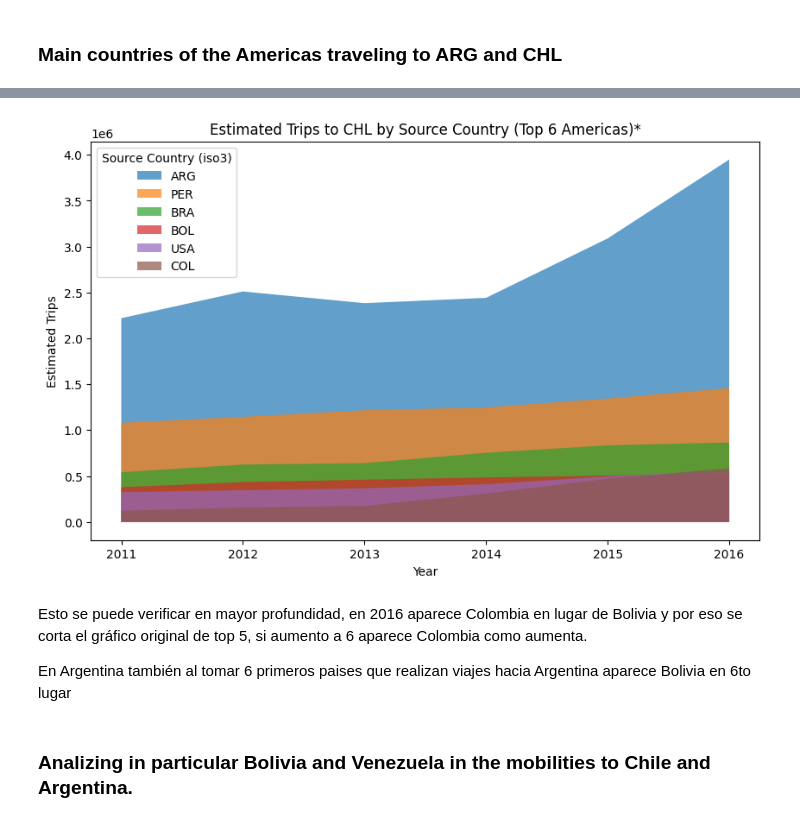
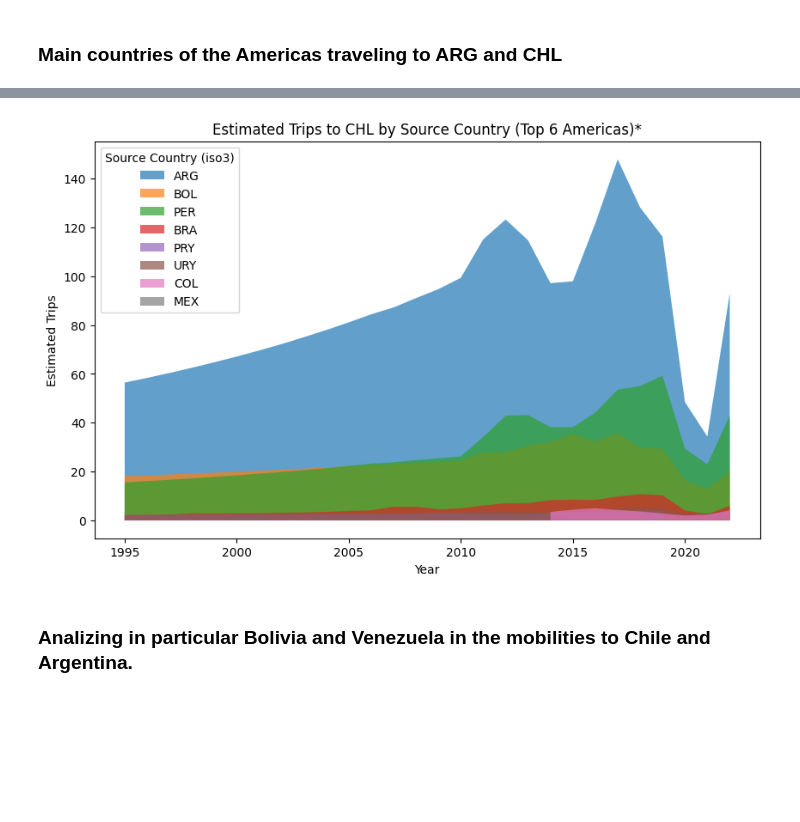
Before and after one commit to natdebandi/migmobs_exploratory, a Jupyter notebook: Mobility_v3_2025.ipynb, the cells around one changed output, grey strips where cells are left out. Drawn from its saved outputs; the diff is of its cells as text; code cells hidden in the pictures; blank space fills up the shorter version.

```diff
--- a/Mobility_v3_2025.ipynb
+++ b/Mobility_v3_2025.ipynb
@@ -28,7 +21,7 @@ from google.colab import drive
 drive.mount('/content/drive', force_remount=True)
 
 # Replace 'your_file_path' with the actual path to your CSV file in Google Drive
-file_path = '/content/drive/MyDrive/3. Proyectos/MIGMOBS_nat/3_data_repository/GT_Mobility_v1.0.csv'
+file_path = '/content/drive/MyDrive/3. Proyectos/MIGMOBS_nat/3_data_repository/GTMD2_Data_MIGMOBS_share.csv'
 
 mobility_df = pd.read_csv(file_path)
 # %% [output]
@@ -54,4 +47,4 @@ mobility_df
 countries_target = ['CHL', 'ARG']
 
 #target_iso3 country of destiny
-country_df = mobility_df[mobility_df['target_iso3'].isin(countries_target)]
+country_df = mobility_df[mobility_df['iso3code_j'].isin(countries_target)]
@@ -209,4 +295,8 @@ top5_americas_ar.head()
 # %%
-americas_df_ch = country_df[(country_df['source_region'] == 'Americas') & (country_df['target_iso3'] == 'CHL')]
-americas_df_ch_grp = americas_df_ch.groupby(['year','source_iso3',])['estimated_trips'].sum().reset_index()
-top5_americas_ch = americas_df_ch_grp.sort_values(['year', 'estimated_trips'], ascending=[True, False]).groupby(['year']).head(6)
+americas_df_ch = country_df[(country_df['gtmd2_strregion_i'] == 'Latin America and the Caribbean') & (country_df['iso3code_j'] == 'CHL')]
+
+americas_df_ch_grp = americas_df_ch.groupby(['year','iso3code_i',])['gtmd2_trips_s2'].sum().reset_index()
+americas_df_ch_grp['gtmd2_trips_s2'] = (americas_df_ch_grp['gtmd2_trips_s2'] / 100000).round(2)
+top5_americas_ch = americas_df_ch_grp.sort_values(['year', 'gtmd2_trips_s2'], ascending=[True, False]).groupby(['year']).head(6)
+
+top5_americas_ch
@@ -213,20 +317,16 @@ top5_americas_ch = americas_df_ch_grp.sort_values(['year', 'estimated_trips'], a
 # %%
     plt.figure(figsize=(10, 6))
-    for source in top5_americas_ch['source_iso3'].unique():
-        source_data = top5_americas_ch[top5_americas_ch['source_iso3'] == source]
-        plt.fill_between(source_data['year'], source_data['estimated_trips'], label=source, alpha=0.7)
+    for source in top5_americas_ch['iso3code_i'].unique():
+        source_data = top5_americas_ch[top5_americas_ch['iso3code_i'] == source]
+        plt.fill_between(source_data['year'], source_data['gtmd2_trips_s2'], label=source, alpha=0.7)
 
     plt.title(f'Estimated Trips to CHL by Source Country (Top 6 Americas)*')
     plt.xlabel('Year')
     plt.ylabel('Estimated Trips')
     plt.legend(title='Source Country (iso3)', loc='upper left')
     plt.show()
 # %% [output]
-[figure, old version]
+[figure, new version]
-# %% [markdown]
-Esto se puede verificar en mayor profundidad, en 2016 aparece Colombia en lugar de Bolivia y por eso se corta el gráfico original de top 5, si aumento a 6 aparece Colombia como aumenta.
-
-En Argentina también al tomar 6 primeros paises que realizan viajes hacia Argentina aparece Bolivia en 6to lugar
 # %% [markdown]
 ### Analizing in particular Bolivia and Venezuela in the mobilities to Chile and Argentina.
 # %%
```
Also changed, not shown: parts of 111 cells of this notebook.
